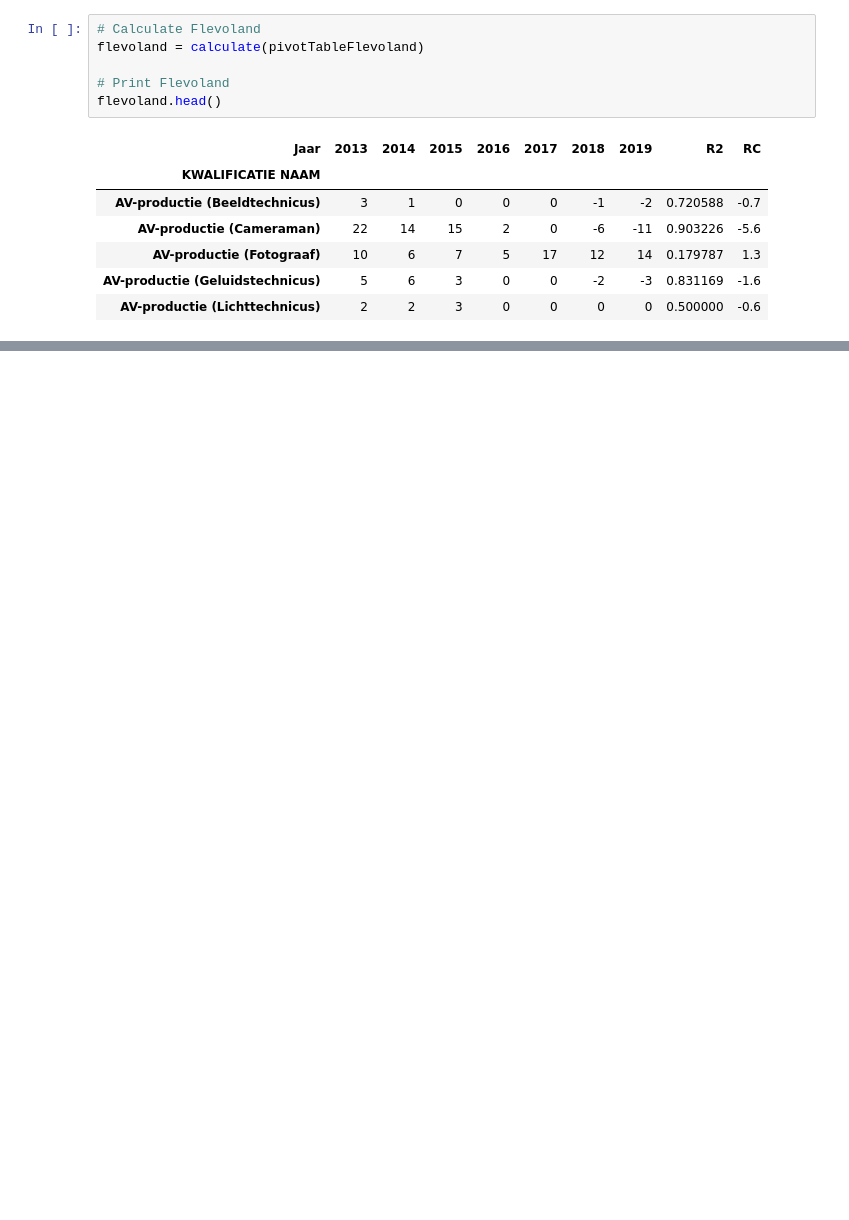
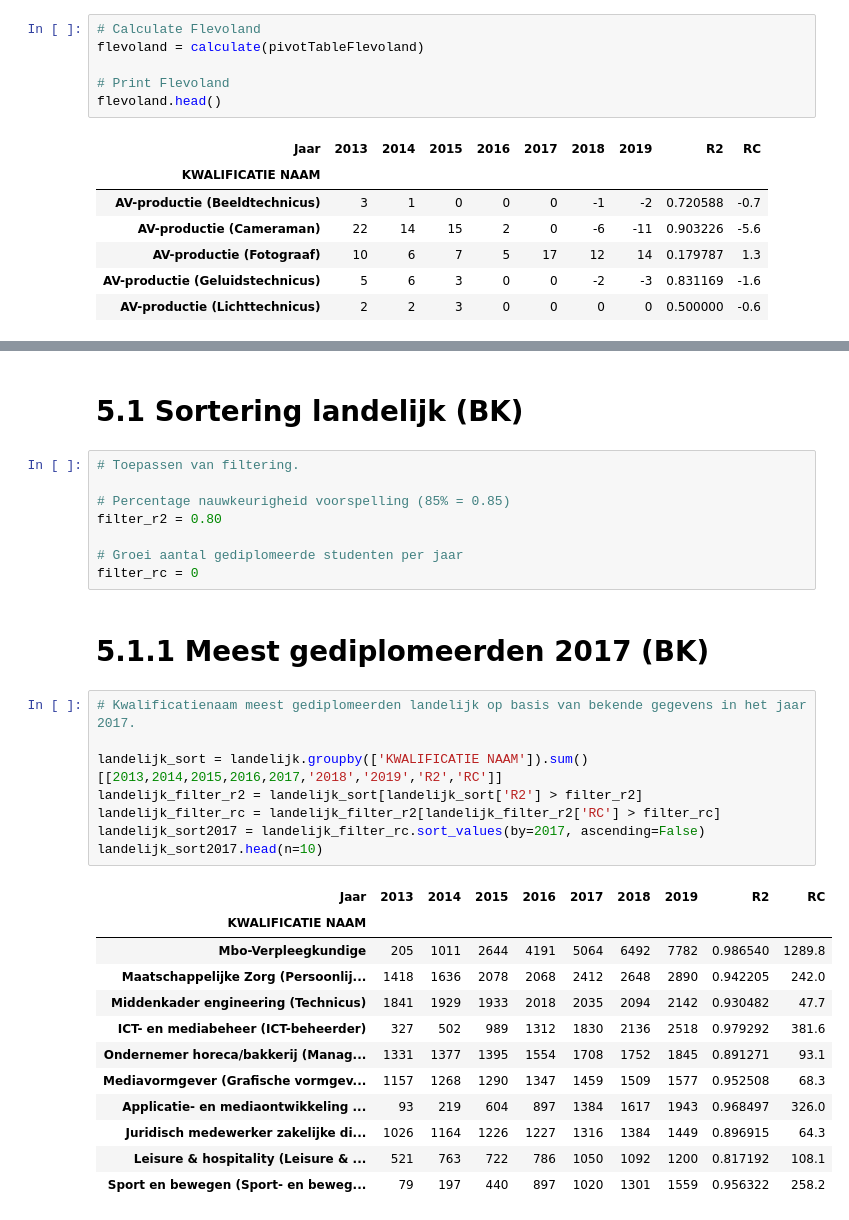
Before and after one commit to simonvdberg/POC, a Jupyter notebook: LocCat-DB-Voorspellend.ipynb, the cells around one changed output, grey strips where cells are left out. Saved outputs shown, nothing was run; the diff lists cells and outputs as text; blank space fills up the shorter version.

```diff
--- a/LocCat-DB-Voorspellend.ipynb
+++ b/LocCat-DB-Voorspellend.ipynb
@@ -1038,0 +1010,33 @@ memory usage: 21.3+ KB
+# %% [markdown]
+# 5.1 Sortering landelijk (BK)
+# %%
+# Toepassen van filtering.
+
+# Percentage nauwkeurigheid voorspelling (85% = 0.85)
+filter_r2 = 0.80
+
+# Groei aantal gediplomeerde studenten per jaar
+filter_rc = 0
+# %% [markdown]
+# 5.1.1 Meest gediplomeerden 2017 (BK)
+# %%
+# Kwalificatienaam meest gediplomeerden landelijk op basis van bekende gegevens in het jaar 2017.
+
+landelijk_sort = landelijk.groupby(['KWALIFICATIE NAAM']).sum()[[2013,2014,2015,2016,2017,'2018','2019','R2','RC']]
+landelijk_filter_r2 = landelijk_sort[landelijk_sort['R2'] > filter_r2]
+landelijk_filter_rc = landelijk_filter_r2[landelijk_filter_r2['RC'] > filter_rc]
+landelijk_sort2017 = landelijk_filter_rc.sort_values(by=2017, ascending=False)
+landelijk_sort2017.head(n=10)
+# %% [output]
+| Jaar | 2013 | 2014 | 2015 | 2016 | 2017 | 2018 | 2019 | R2 | RC |
+| KWALIFICATIE NAAM |  |  |  |  |  |  |  |  |  |
+| Mbo-Verpleegkundige | 205 | 1011 | 2644 | 4191 | 5064 | 6492 | 7782 | 0.986540 | 1289.8 |
+| Maatschappelijke Zorg (Persoonlij... | 1418 | 1636 | 2078 | 2068 | 2412 | 2648 | 2890 | 0.942205 | 242.0 |
+| Middenkader engineering (Technicus) | 1841 | 1929 | 1933 | 2018 | 2035 | 2094 | 2142 | 0.930482 | 47.7 |
+| ICT- en mediabeheer (ICT-beheerder) | 327 | 502 | 989 | 1312 | 1830 | 2136 | 2518 | 0.979292 | 381.6 |
+| Ondernemer horeca/bakkerij (Manag... | 1331 | 1377 | 1395 | 1554 | 1708 | 1752 | 1845 | 0.891271 | 93.1 |
+| Mediavormgever (Grafische vormgev... | 1157 | 1268 | 1290 | 1347 | 1459 | 1509 | 1577 | 0.952508 | 68.3 |
+| Applicatie- en mediaontwikkeling ... | 93 | 219 | 604 | 897 | 1384 | 1617 | 1943 | 0.968497 | 326.0 |
+| Juridisch medewerker zakelijke di... | 1026 | 1164 | 1226 | 1227 | 1316 | 1384 | 1449 | 0.896915 | 64.3 |
+| Leisure & hospitality (Leisure & ... | 521 | 763 | 722 | 786 | 1050 | 1092 | 1200 | 0.817192 | 108.1 |
+| Sport en bewegen (Sport- en beweg... | 79 | 197 | 440 | 897 | 1020 | 1301 | 1559 | 0.956322 | 258.2 |
```
Also changed, not shown: parts of 48 cells of this notebook.
